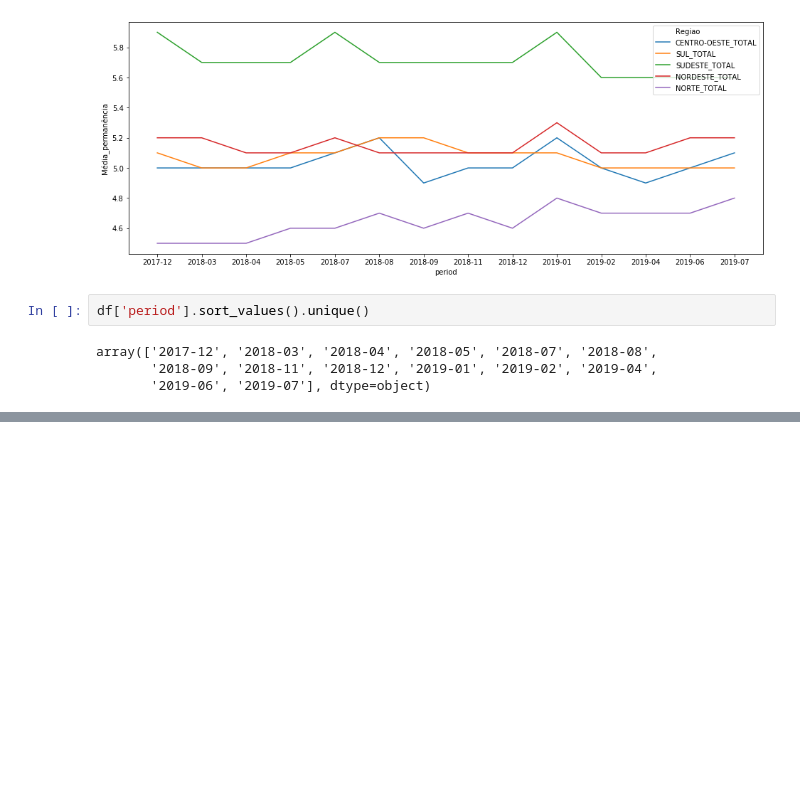
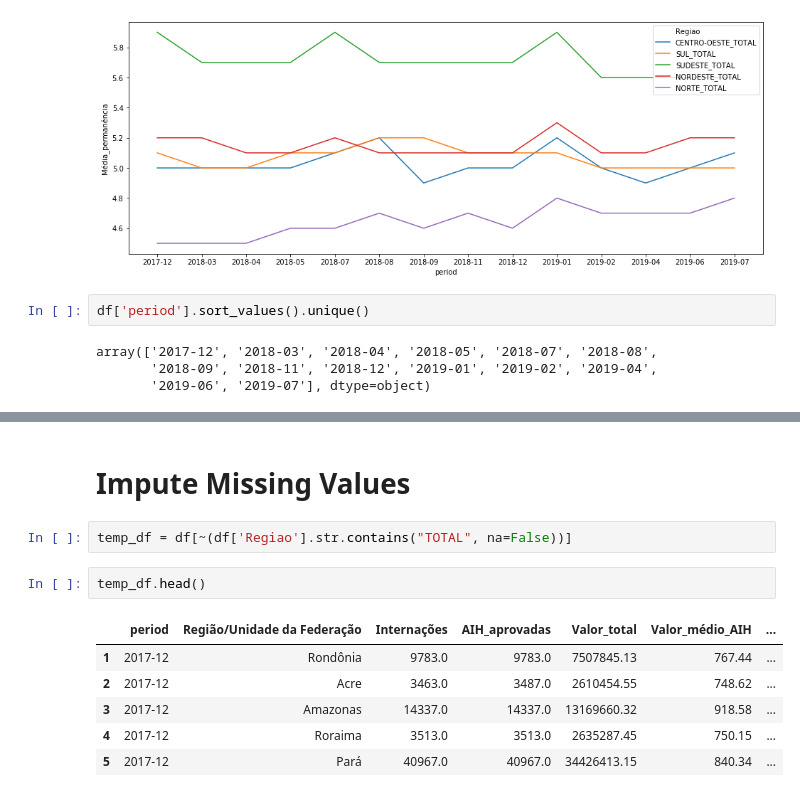
Before and after one commit to leshiota/case_sulamerica, a Jupyter notebook: notebooks/analise.ipynb, the cells around one changed output, grey strips where cells are left out. Saved outputs shown, nothing was run; the diff lists cells and outputs as text; blank space fills up the shorter version.

```diff
--- a/notebooks/analise.ipynb
+++ b/notebooks/analise.ipynb
@@ -231,0 +240,13 @@ array(['2017-12', '2018-03', '2018-04', '2018-05', '2018-07', '2018-08',
+# %% [markdown]
+# Impute Missing Values
+# %%
+temp_df = df[~(df['Regiao'].str.contains("TOTAL", na=False))]
+# %%
+temp_df.head()
+# %% [output]
+|  | period | Região/Unidade da Federação | Internações | AIH_aprovadas | Valor_total | Valor_médio_AIH | ... |
+| 1 | 2017-12 | Rondônia | 9783.0 | 9783.0 | 7507845.13 | 767.44 | ... |
+| 2 | 2017-12 | Acre | 3463.0 | 3487.0 | 2610454.55 | 748.62 | ... |
+| 3 | 2017-12 | Amazonas | 14337.0 | 14337.0 | 13169660.32 | 918.58 | ... |
+| 4 | 2017-12 | Roraima | 3513.0 | 3513.0 | 2635287.45 | 750.15 | ... |
+| 5 | 2017-12 | Pará | 40967.0 | 40967.0 | 34426413.15 | 840.34 | ... |
```
Also changed, not shown: parts of 8 cells of this notebook, 1 other file.
